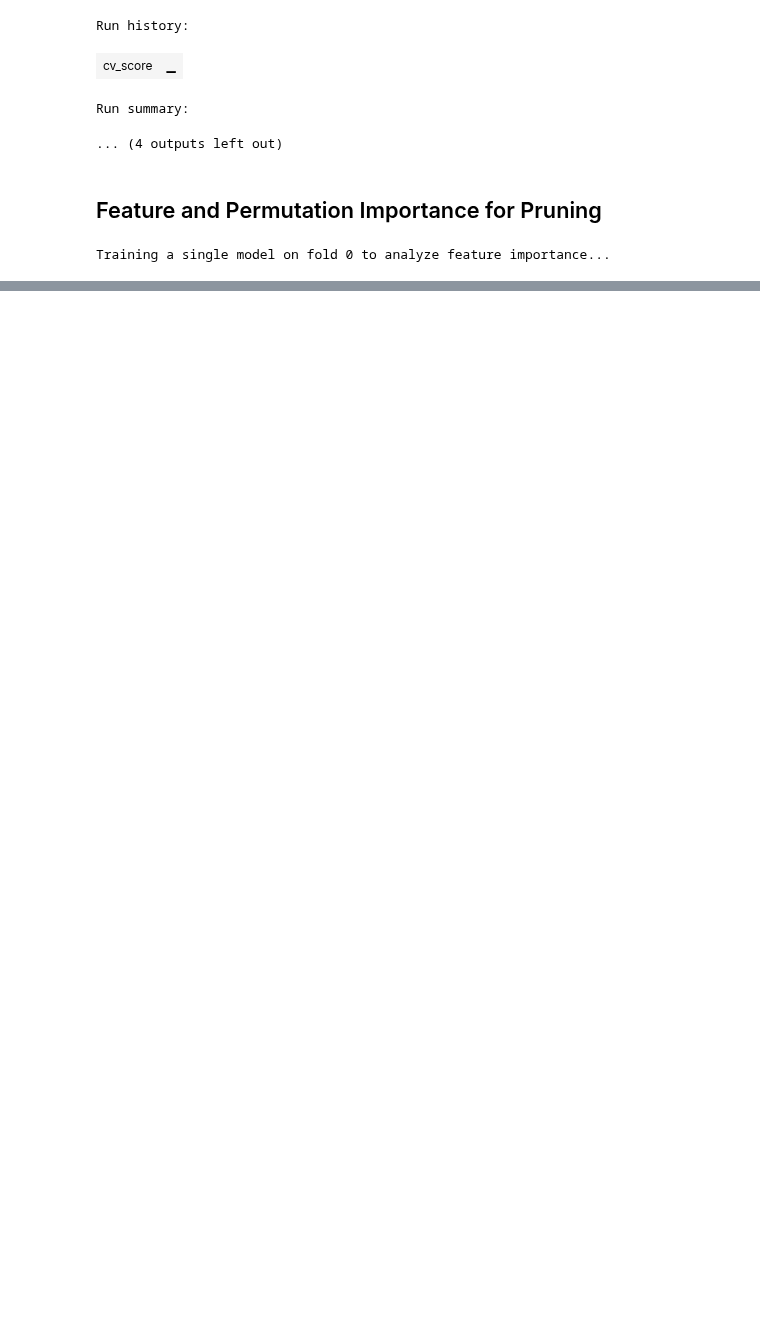
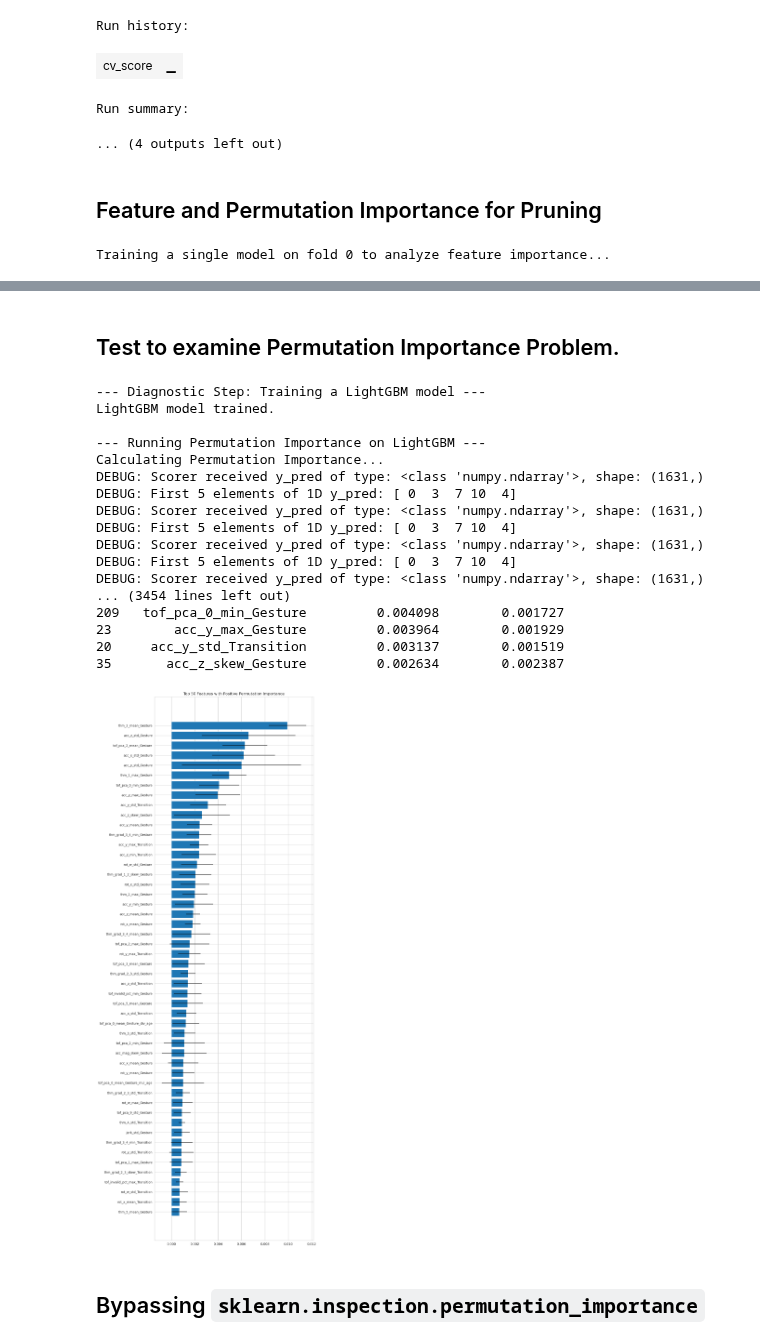
Before and after one commit to bachaudhry/kaggle-cmi-detect-behavior, a Jupyter notebook: notebooks/04-iteration-tuning.ipynb, the cells around one changed output, grey strips where cells are left out. Saved outputs shown, nothing was run; the diff lists cells and outputs as text; code cells hidden in the pictures; blank space fills up the shorter version.

Commit message:
Run diagnostics to understand permutation problem

```diff
--- a/notebooks/04-iteration-tuning.ipynb
+++ b/notebooks/04-iteration-tuning.ipynb
@@ -382,0 +385,67 @@ Top 10 Permutation Importances:
+# %% [markdown]
+## Test to examine Permutation Importance Problem.
+# %%
+import lightgbm as lgb
+
+# --- 1. Train a LightGBM model on the same data fold ---
+print("--- Diagnostic Step: Training a LightGBM model ---")
+lgbm_params = {
+    'objective': 'multiclass',
+    'num_class': y.nunique(),
+    'metric': 'multi_logloss',
+    'n_estimators': 1000,
+    'learning_rate': 0.05,
+    'feature_fraction': 0.8,
+    'bagging_fraction': 0.8,
+    'bagging_freq': 1,
+    'lambda_l1': 0.1,
+    'lambda_l2': 0.1,
+    'num_leaves': 31,
+    'verbose': -1,
+    'n_jobs': -1,
+    'seed': SEED
+}
+
+lgbm_model = lgb.LGBMClassifier(**lgbm_params)
+lgbm_model.fit(X_train, y_train,
+             eval_set=[(X_val, y_val)],
+             callbacks=[lgb.early_stopping(100, verbose=False)])
+
+print("LightGBM model trained.")
+
+# --- 2. Create the scorer (using the same factory) ---
+# This ensures we are using the identical scoring logic
+competition_scorer_func = create_competition_scorer(inv_gesture_map, gesture_to_seq_type_map)
+final_scorer = make_scorer(competition_scorer_func, needs_proba=True)
+
+# --- 3. Run Permutation Importance on the LightGBM model ---
+print("\n--- Running Permutation Importance on LightGBM ---")
+
+# We are using the exact same function and scorer as before
+perm_importance_lgbm_df = calculate_permutation_importance(
+    lgbm_model,
+    X_val,
+    y_val,
+    scorer=final_scorer
+)
+# %% [output]
+--- Diagnostic Step: Training a LightGBM model ---
+LightGBM model trained.
+
+--- Running Permutation Importance on LightGBM ---
+Calculating Permutation Importance...
+DEBUG: Scorer received y_pred of type: <class 'numpy.ndarray'>, shape: (1631,)
+DEBUG: First 5 elements of 1D y_pred: [ 0  3  7 10  4]
+DEBUG: Scorer received y_pred of type: <class 'numpy.ndarray'>, shape: (1631,)
+DEBUG: First 5 elements of 1D y_pred: [ 0  3  7 10  4]
+DEBUG: Scorer received y_pred of type: <class 'numpy.ndarray'>, shape: (1631,)
+DEBUG: First 5 elements of 1D y_pred: [ 0  3  7 10  4]
+DEBUG: Scorer received y_pred of type: <class 'numpy.ndarray'>, shape: (1631,)
+... (3454 lines left out)
+209   tof_pca_0_min_Gesture         0.004098        0.001727
+23        acc_y_max_Gesture         0.003964        0.001929
+20     acc_y_std_Transition         0.003137        0.001519
+35       acc_z_skew_Gesture         0.002634        0.002387
+[figure, added]
+# %% [markdown]
+## Bypassing `sklearn.inspection.permutation_importance`
```
Also changed, not shown: parts of 11 cells of this notebook.
